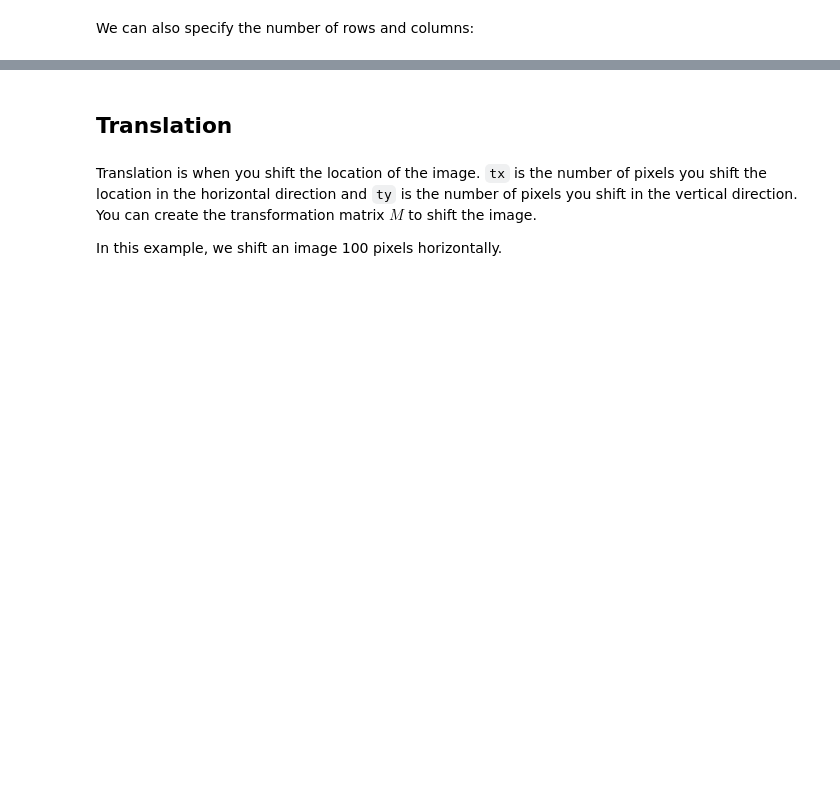
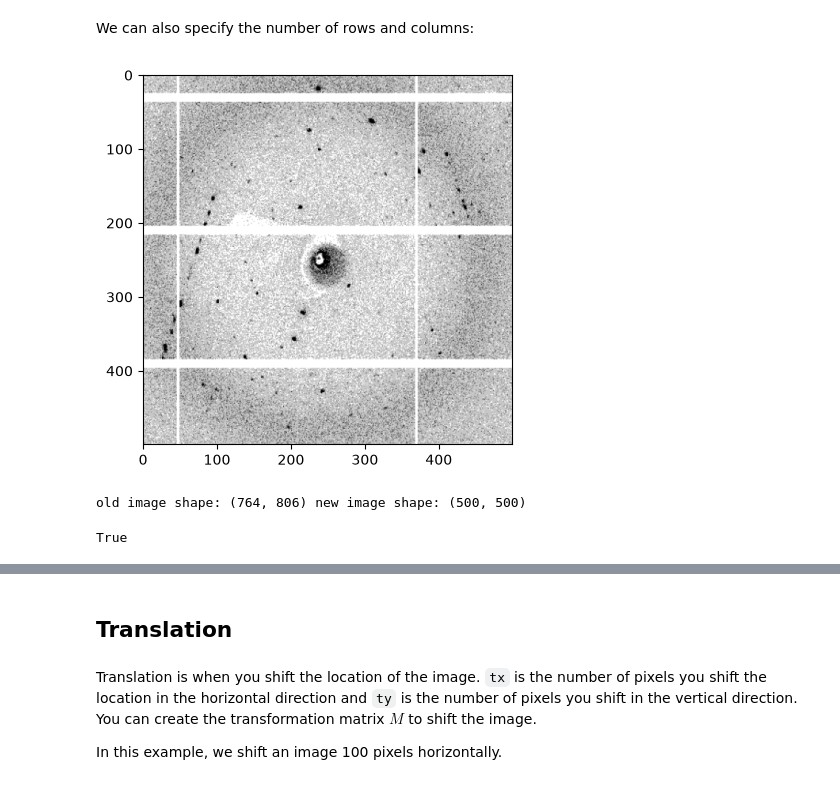
Before and after one commit to Sdoge11/Digital-Skills, a Jupyter notebook: image-process-opencv.ipynb, the cells around one changed output, grey strips where cells are left out. Saved outputs shown, nothing was run; the diff lists cells and outputs as text; code cells hidden in the pictures; blank space fills up the shorter version.

Commit message:
saved 500*500 image

```diff
--- a/image-process-opencv.ipynb
+++ b/image-process-opencv.ipynb
@@ -180,8 +188,14 @@ cols = 500
 # %%
 new_image = cv2.resize(image, (rows, cols), interpolation=cv2.INTER_CUBIC)
 plt.imshow(cv2.cvtColor(new_image, cv2.COLOR_BGR2RGB))
 plt.show()
+
 print("old image shape:", image.shape, "new image shape:", new_image.shape)
+cv2.imwrite("diffraction_500.png",new_image)
+# %% [output]
+[figure, added]
+old image shape: (764, 806) new image shape: (500, 500)
+True
 # %% [markdown]
 Now change the code above so that there are 500 rows and 500 columns, save the picture as 'diffraction_500.png' inside the current repository. You will notice it appears in the explorer menu on the left hand side of the screen.
 
```
Also changed, not shown: parts of 3 cells of this notebook, 2 other files.
